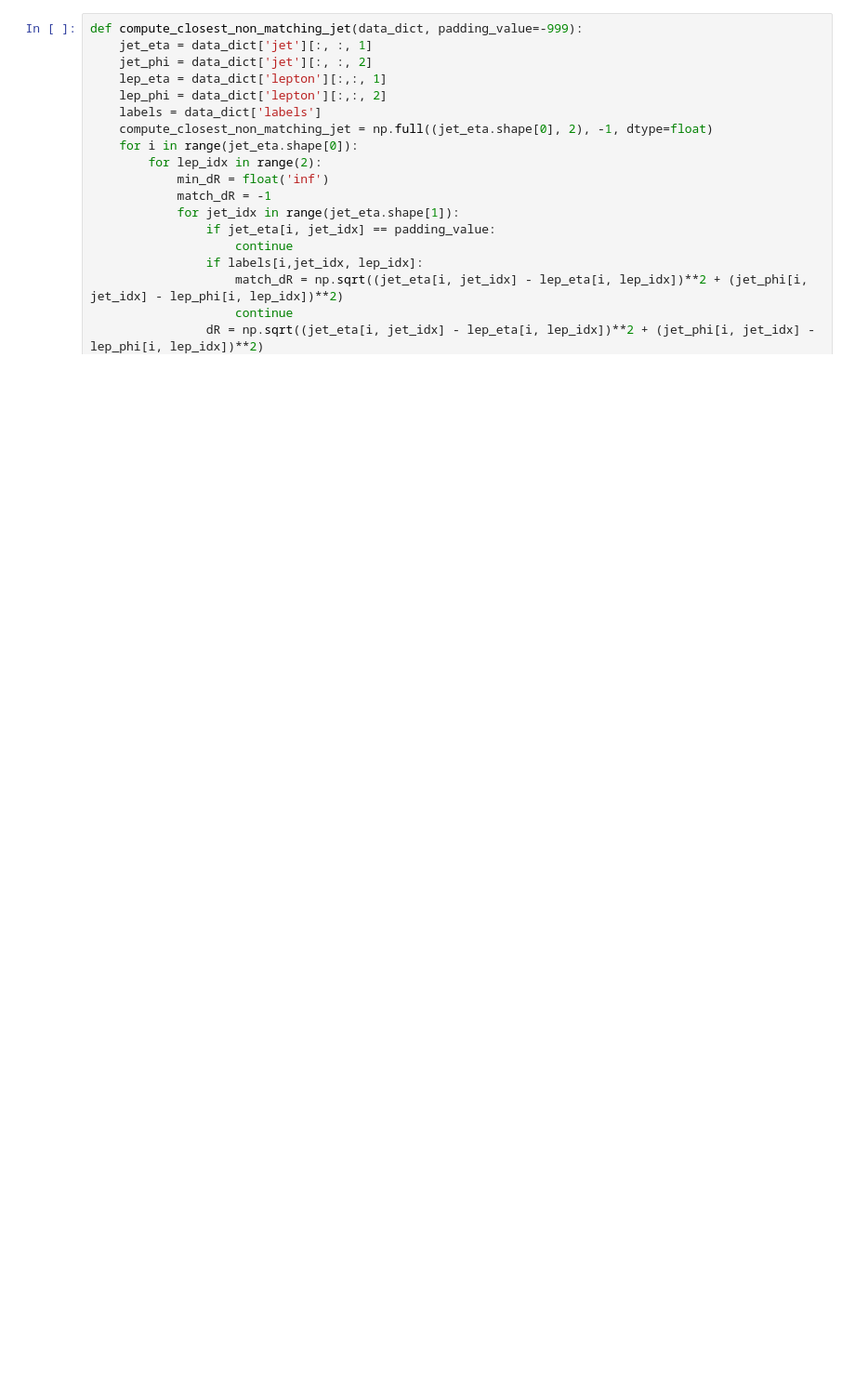
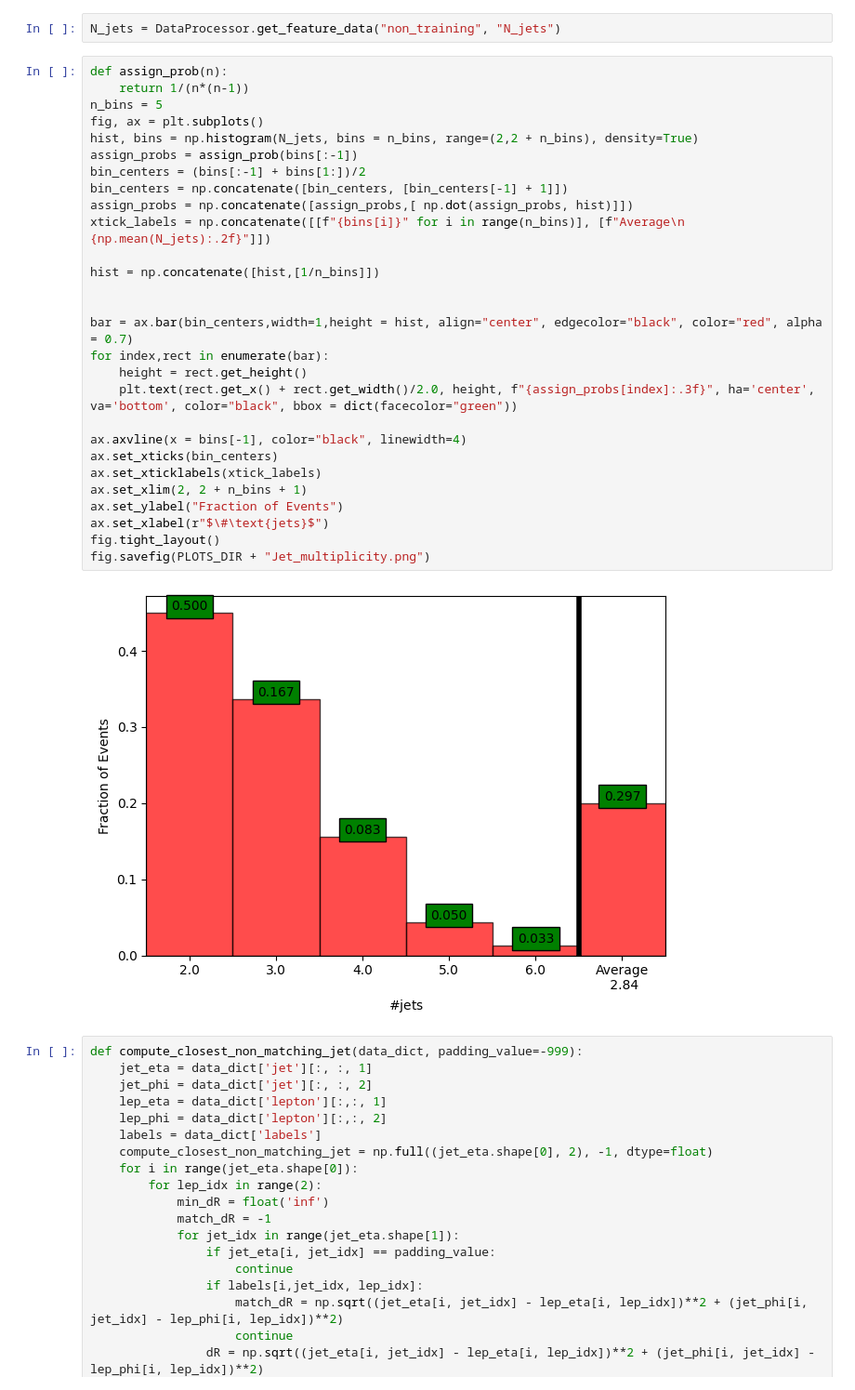
Before and after one commit to simi216/mva-trainer, a Jupyter notebook: notebooks/Feature_plotting.ipynb, the cells around one changed output. Shown at 93% size. Drawn from its saved outputs; the diff is of its cells as text; blank space fills up the shorter version.

```diff
--- a/notebooks/Feature_plotting.ipynb
+++ b/notebooks/Feature_plotting.ipynb
@@ -40,6 +39,38 @@ DataProcessor = DataPreprocessor(config)
 
 DataProcessor.load_data("/data/dust/group/atlas/ttreco/full_training.root", "reco", max_events = 1000000)
 #DataProcessor.plot_feature_correlation()
+# %%
+N_jets = DataProcessor.get_feature_data("non_training", "N_jets")
+# %%
+def assign_prob(n):
+    return 1/(n*(n-1))
+n_bins = 5
+fig, ax = plt.subplots()
+hist, bins = np.histogram(N_jets, bins = n_bins, range=(2,2 + n_bins), density=True)
+assign_probs = assign_prob(bins[:-1])
+bin_centers = (bins[:-1] + bins[1:])/2
+bin_centers = np.concatenate([bin_centers, [bin_centers[-1] + 1]])
+assign_probs = np.concatenate([assign_probs,[ np.dot(assign_probs, hist)]])
+xtick_labels = np.concatenate([[f"{bins[i]}" for i in range(n_bins)], [f"Average\n {np.mean(N_jets):.2f}"]])
+
+hist = np.concatenate([hist,[1/n_bins]])
+
+
+bar = ax.bar(bin_centers,width=1,height = hist, align="center", edgecolor="black", color="red", alpha = 0.7)
+for index,rect in enumerate(bar):
+    height = rect.get_height()
+    plt.text(rect.get_x() + rect.get_width()/2.0, height, f"{assign_probs[index]:.3f}", ha='center', va='bottom', color="black", bbox = dict(facecolor="green"))
+
+ax.axvline(x = bins[-1], color="black", linewidth=4)
+ax.set_xticks(bin_centers)
+ax.set_xticklabels(xtick_labels)
+ax.set_xlim(2, 2 + n_bins + 1)
+ax.set_ylabel("Fraction of Events")
+ax.set_xlabel(r"$\#\text{jets}$")
+fig.tight_layout()
+fig.savefig(PLOTS_DIR + "Jet_multiplicity.png")
+# %% [output]
+[figure, added]
 # %%
 def compute_closest_non_matching_jet(data_dict, padding_value=-999):
     jet_eta = data_dict['jet'][:, :, 1]
```
Also changed, not shown: parts of 5 cells of this notebook, 20 other files.
